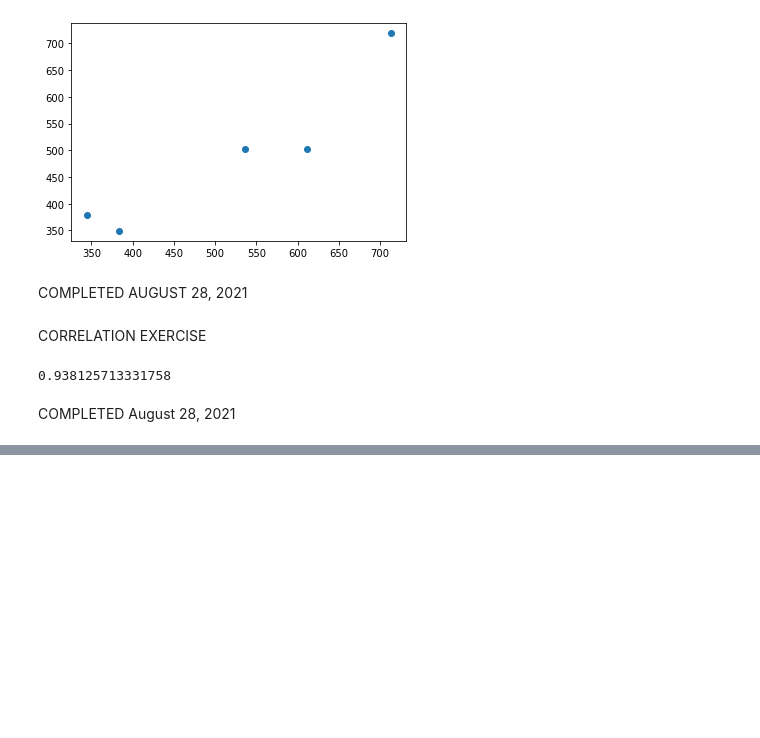
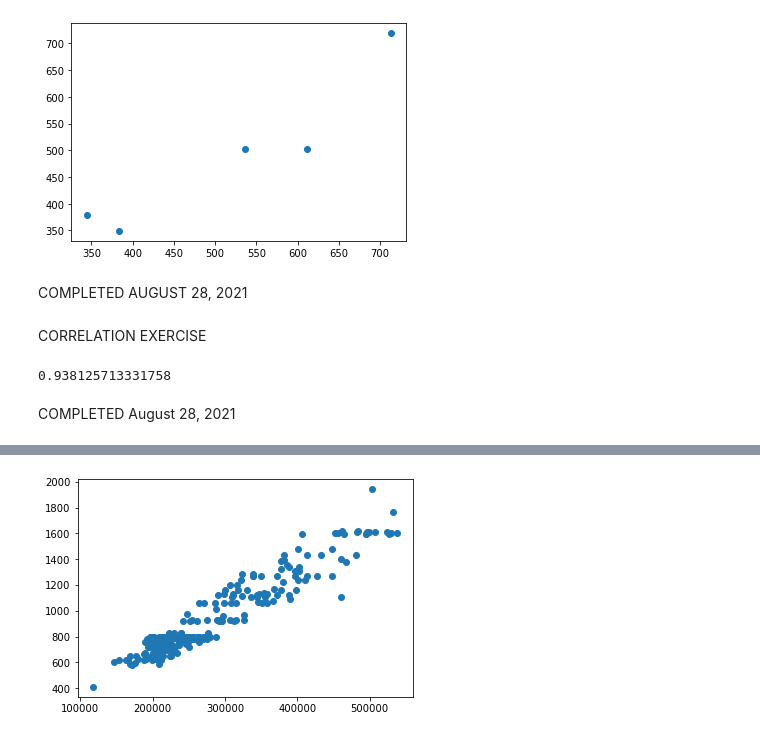
Before and after one commit to Malcolm206/UDEMY_BI_ANALYST, a Jupyter notebook: Untitled.ipynb, the cells around one changed output, grey strips where cells are left out. Saved outputs shown, nothing was run; the diff lists cells and outputs as text; code cells hidden in the pictures; blank space fills up the shorter version.

```diff
--- a/Untitled.ipynb
+++ b/Untitled.ipynb
@@ -319,0 +384,32 @@ COMPLETED August 28, 2021
+# %%
+# TASK 5: Create a scatter plot showing the relationship between Price and Area. Use the data on all properties,
+# no matter if sold or not. Interpret the results.
+housing_area = [743.09, 756.21, 587.28, 1604.75, 1375.45, 675.19, 670.89, 720.81, 782.25, 794.52, 1160.36,
+                1942.50, 794.52, 1109.25, 1400.95, 1479.72, 790.54, 723.93, 781.07, 1127.76, 720.70, 649.69,
+                1307.45, 618.38, 625.80, 1203.29, 670.89, 1434.09, 781.07, 1596.35, 1110.32, 781.07, 697.89,
+                625.80, 957.53, 722.96, 923.21, 670.24, 785.48, 798.28, 1121.95, 782.25, 923.21, 1434.09,
+                1160.36, 798.28, 733.19, 798.28, 733.19, 717.05, 747.50, 1121.95, 1121.95, 827.87, 747.50,
+                1608.84, 1132.06, 1383.84, 927.83, 669.16, 928.16, 798.50, 1305.62, 1121.95, 785.48, 927.08,
+                1109.25, 649.80, 785.48, 1596.35, 1121.95, 743.41, 756.21, 649.80, 785.48, 785.48, 1283.45,
+                1434.09, 782.25, 1288.62, 781.07, 1222.34, 781.07, 743.09, 785.48, 1109.25, 579.75, 1128.40,
+                701.66, 1336.93, 794.52, 1171.55, 794.52, 798.28, 798.28, 649.80, 1137.44, 1604.75, 675.19,
+                649.69, 785.48, 781.07, 1127.76, 794.52, 794.52, 781.07, 720.81, 927.83, 927.83, 785.48, 618.16,
+                1109.25, 720.70, 720.81, 927.08, 798.28, 1057.92, 781.07, 1396.86, 794.52, 923.21, 781.07,
+                782.25, 733.19, 733.19, 794.52, 756.21, 736.63, 785.48, 781.07, 798.28, 798.28, 827.87, 1160.36,
+                827.87, 723.83, 798.28, 1238.58, 723.83, 977.87, 1093.00, 927.83, 701.66, 680.57, 723.93, 649.80,
+                649.80, 785.48, 785.48, 1615.29, 1132.06, 720.38, 733.19, 782.25, 798.28, 1057.92, 723.83, 798.28,
+                794.52, 794.52, 782.25, 785.48, 923.21, 923.21, 1434.09, 782.25, 781.07, 618.38, 923.21, 781.07,
+                781.07, 781.07, 697.89, 670.89, 782.25, 743.41, 923.21, 923.21, 1769.48, 410.71, 1200.82, 800.96,
+                827.87, 775.69, 775.69, 1604.75, 587.28, 756.21, 743.09, 827.87, 1160.36, 743.09, 1160.36, 625.80,
+                756.21, 625.80, 1238.58, 713.71, 763.21, 798.50, 618.38, 1479.72, 1603.99, 1615.29, 784.19,
+                720.38, 1596.35, 1121.95, 1596.35, 1596.35, 1273.88, 966.57, 1357.16, 1343.39, 758.69, 789.25,
+                789.25, 733.19, 1611.85, 789.25, 1611.85, 789.25, 794.52, 1611.85, 789.25, 794.52, 1611.85,
+                789.25, 794.52, 1111.72, 785.48, 1058.25, 791.72, 1068.58, 1325.31, 1273.88, 798.50, 798.50,
+                798.50, 1058.25, 618.16, 1273.88, 798.50, 798.50, 798.50, 1058.25, 1273.55, 798.50, 798.50,
+                798.28, 1057.92, 1273.55, 618.16, 1273.55, 1057.92, 1273.55, 798.28, 1057.92, 606.33, 1273.55,
+                798.28, 598.58, 1238.58, 794.52, 1013.27, 1074.71, 789.25]
+# %%
+plt.scatter(housing_price, housing_area)
+plt.show();
+# %% [output]
+[figure, added]
```
Also changed, not shown: parts of 7 cells of this notebook.
